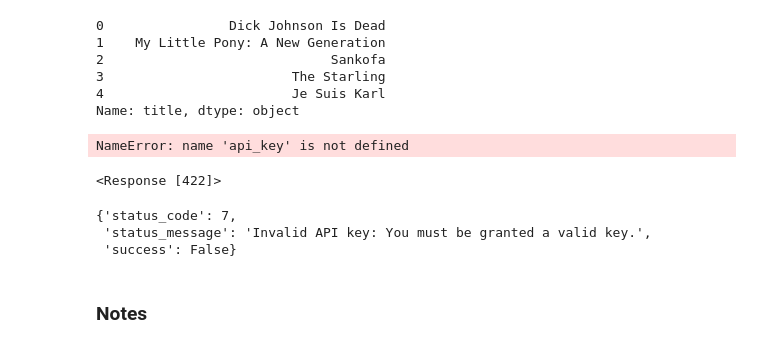
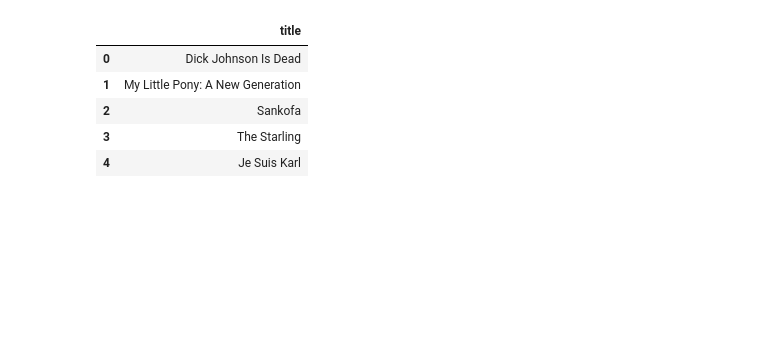
Before and after one commit to aaalicejohnson/Project-2, a Jupyter notebook: moviedb/moviedb_copy.ipynb, the cells around one changed output. Saved outputs shown, nothing was run; the diff lists cells and outputs as text; code cells hidden in the pictures; blank space fills up the shorter version.

```diff
--- a/moviedb/moviedb_copy.ipynb
+++ b/moviedb/moviedb_copy.ipynb
@@ -8,34 +8,16 @@ import config
 from config import api_key
 from pprint import pprint
 # %%
+# Read csv file
 netflix_file = "../Resources/Netflix_Movies.csv"
-netflix_df = pd.read_csv(netflix_file)
-movies = netflix_df['title']
-
-movies.head()
+netflix_df = pd.read_csv(netflix_file,index_col=False)
+# making a copy with 'title'
+movies_df= netflix_df[['title']].copy()
+movies_df.head()
 # %% [output]
-0                Dick Johnson Is Dead
-1    My Little Pony: A New Generation
-2                             Sankofa
-3                        The Starling
-4                        Je Suis Karl
-Name: title, dtype: object
+|  | title |
+| 0 | Dick Johnson Is Dead |
+| 1 | My Little Pony: A New Generation |
+| 2 | Sankofa |
+| 3 | The Starling |
+| 4 | Je Suis Karl |
-# %%
-url = f"https://api.themoviedb.org/3/search/movie?api_key={api_key}&query={movie_title}"
-print(url)
-# %% [output]
-NameError: name 'api_key' is not defined
-# %%
-response = requests.get(url)
-response
-# %% [output]
-<Response [422]>
-# %%
-response_json = response.json()
-pprint(response_json)
-# %% [output]
-{'status_code': 7,
- 'status_message': 'Invalid API key: You must be granted a valid key.',
- 'success': False}
-# %% [markdown]
-### Notes
```
Also changed, not shown: parts of 15 cells of this notebook, 6 other files.
